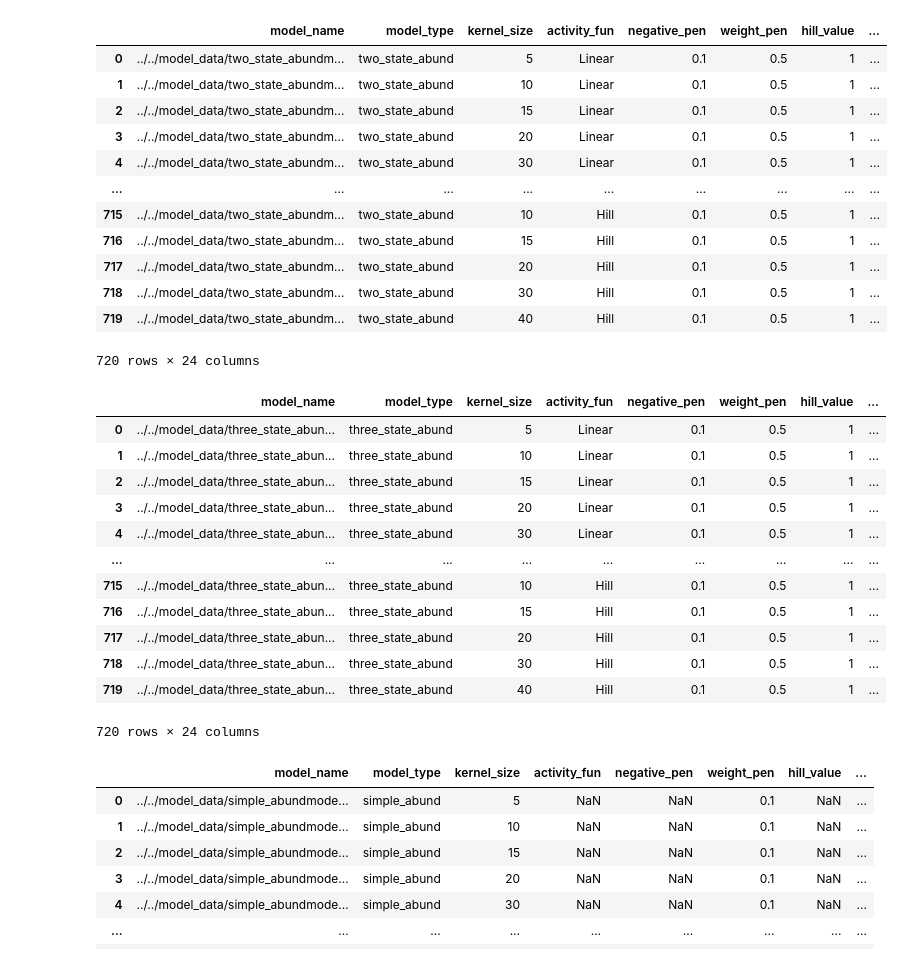
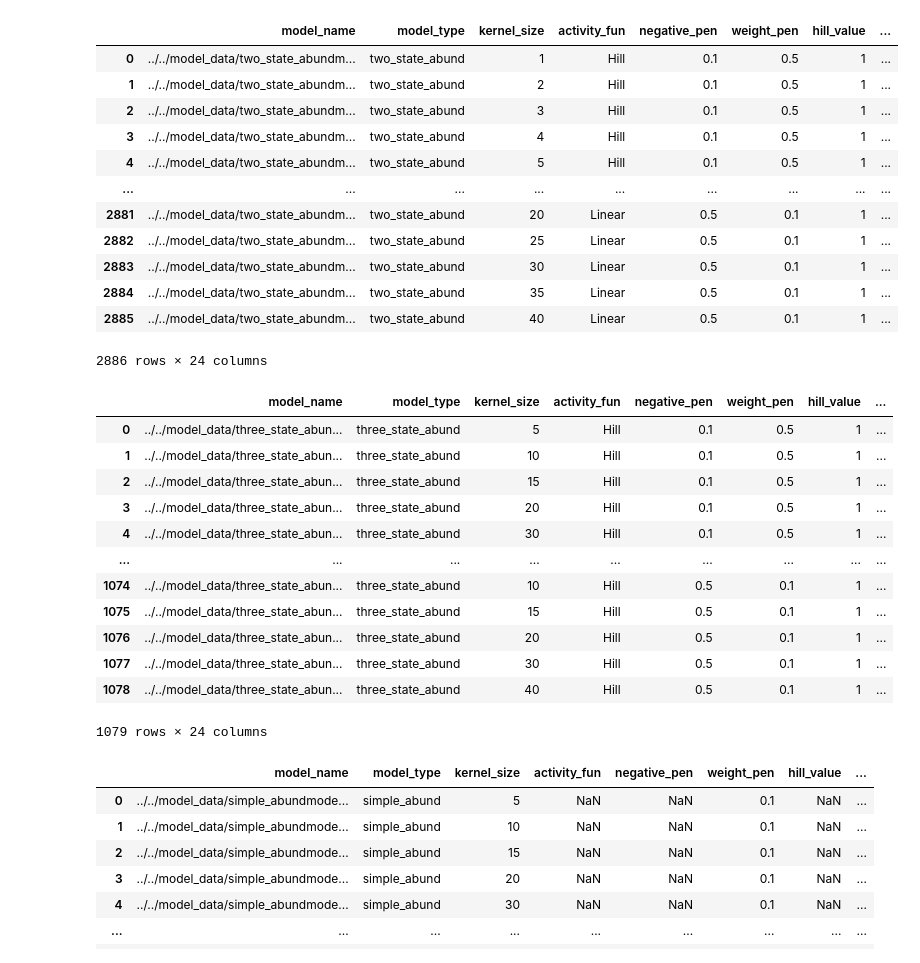
Before and after one commit to staller-lab/NN_interpretability_for_AD_prediction, a Jupyter notebook: scripts/analysis_scripts/comparing_seeds.ipynb, the cells around one changed output. Saved outputs shown, nothing was run; the diff lists cells and outputs as text; code cells hidden in the pictures.

```diff
--- a/scripts/analysis_scripts/comparing_seeds.ipynb
+++ b/scripts/analysis_scripts/comparing_seeds.ipynb
@@ -16,40 +16,40 @@ plt.rcParams["font.family"] = "Helvetica" #somethings this one doesnt work
 plt.rcParams['pdf.fonttype'] = 42
 # %%
 # Loading the results form the two-state training
-two_state_data = pd.read_csv("../../results/results_two_state_test_larger_LR.csv")
+two_state_data = pd.read_csv("../../results/results_two_state_test_leakyrelu.csv")
 two_state_data = two_state_data.drop_duplicates()
 two_state_data
 # %% [output]
 |  | model_name | model_type | kernel_size | activity_fun | negative_pen | weight_pen | hill_value | ... |
-| 0 | ../../model_data/two_state_abundm... | two_state_abund | 5 | Linear | 0.1 | 0.5 | 1 | ... |
-| 1 | ../../model_data/two_state_abundm... | two_state_abund | 10 | Linear | 0.1 | 0.5 | 1 | ... |
-| 2 | ../../model_data/two_state_abundm... | two_state_abund | 15 | Linear | 0.1 | 0.5 | 1 | ... |
-| 3 | ../../model_data/two_state_abundm... | two_state_abund | 20 | Linear | 0.1 | 0.5 | 1 | ... |
-| 4 | ../../model_data/two_state_abundm... | two_state_abund | 30 | Linear | 0.1 | 0.5 | 1 | ... |
+| 0 | ../../model_data/two_state_abundm... | two_state_abund | 1 | Hill | 0.1 | 0.5 | 1 | ... |
+| 1 | ../../model_data/two_state_abundm... | two_state_abund | 2 | Hill | 0.1 | 0.5 | 1 | ... |
+| 2 | ../../model_data/two_state_abundm... | two_state_abund | 3 | Hill | 0.1 | 0.5 | 1 | ... |
+| 3 | ../../model_data/two_state_abundm... | two_state_abund | 4 | Hill | 0.1 | 0.5 | 1 | ... |
+| 4 | ../../model_data/two_state_abundm... | two_state_abund | 5 | Hill | 0.1 | 0.5 | 1 | ... |
 | ... | ... | ... | ... | ... | ... | ... | ... | ... |
-| 715 | ../../model_data/two_state_abundm... | two_state_abund | 10 | Hill | 0.1 | 0.5 | 1 | ... |
-| 716 | ../../model_data/two_state_abundm... | two_state_abund | 15 | Hill | 0.1 | 0.5 | 1 | ... |
-| 717 | ../../model_data/two_state_abundm... | two_state_abund | 20 | Hill | 0.1 | 0.5 | 1 | ... |
-| 718 | ../../model_data/two_state_abundm... | two_state_abund | 30 | Hill | 0.1 | 0.5 | 1 | ... |
-| 719 | ../../model_data/two_state_abundm... | two_state_abund | 40 | Hill | 0.1 | 0.5 | 1 | ... |
+| 2881 | ../../model_data/two_state_abundm... | two_state_abund | 20 | Linear | 0.5 | 0.1 | 1 | ... |
+| 2882 | ../../model_data/two_state_abundm... | two_state_abund | 25 | Linear | 0.5 | 0.1 | 1 | ... |
+| 2883 | ../../model_data/two_state_abundm... | two_state_abund | 30 | Linear | 0.5 | 0.1 | 1 | ... |
+| 2884 | ../../model_data/two_state_abundm... | two_state_abund | 35 | Linear | 0.5 | 0.1 | 1 | ... |
+| 2885 | ../../model_data/two_state_abundm... | two_state_abund | 40 | Linear | 0.5 | 0.1 | 1 | ... |
-720 rows × 24 columns
+2886 rows × 24 columns
 # %%
 # Loading the results form the three-state training
-three_state_data = pd.read_csv("../../results/results_three_state_abund_test_larger_LR.csv")
+three_state_data = pd.read_csv("../../results/results_three_state_abund_test_leakyrelu.csv")
 three_state_data
 # %% [output]
 |  | model_name | model_type | kernel_size | activity_fun | negative_pen | weight_pen | hill_value | ... |
-| 0 | ../../model_data/three_state_abun... | three_state_abund | 5 | Linear | 0.1 | 0.5 | 1 | ... |
-| 1 | ../../model_data/three_state_abun... | three_state_abund | 10 | Linear | 0.1 | 0.5 | 1 | ... |
-| 2 | ../../model_data/three_state_abun... | three_state_abund | 15 | Linear | 0.1 | 0.5 | 1 | ... |
-| 3 | ../../model_data/three_state_abun... | three_state_abund | 20 | Linear | 0.1 | 0.5 | 1 | ... |
-| 4 | ../../model_data/three_state_abun... | three_state_abund | 30 | Linear | 0.1 | 0.5 | 1 | ... |
+| 0 | ../../model_data/three_state_abun... | three_state_abund | 5 | Hill | 0.1 | 0.5 | 1 | ... |
+| 1 | ../../model_data/three_state_abun... | three_state_abund | 10 | Hill | 0.1 | 0.5 | 1 | ... |
+| 2 | ../../model_data/three_state_abun... | three_state_abund | 15 | Hill | 0.1 | 0.5 | 1 | ... |
+| 3 | ../../model_data/three_state_abun... | three_state_abund | 20 | Hill | 0.1 | 0.5 | 1 | ... |
+| 4 | ../../model_data/three_state_abun... | three_state_abund | 30 | Hill | 0.1 | 0.5 | 1 | ... |
 | ... | ... | ... | ... | ... | ... | ... | ... | ... |
-| 715 | ../../model_data/three_state_abun... | three_state_abund | 10 | Hill | 0.1 | 0.5 | 1 | ... |
-| 716 | ../../model_data/three_state_abun... | three_state_abund | 15 | Hill | 0.1 | 0.5 | 1 | ... |
-| 717 | ../../model_data/three_state_abun... | three_state_abund | 20 | Hill | 0.1 | 0.5 | 1 | ... |
-| 718 | ../../model_data/three_state_abun... | three_state_abund | 30 | Hill | 0.1 | 0.5 | 1 | ... |
-| 719 | ../../model_data/three_state_abun... | three_state_abund | 40 | Hill | 0.1 | 0.5 | 1 | ... |
+| 1074 | ../../model_data/three_state_abun... | three_state_abund | 10 | Hill | 0.5 | 0.1 | 1 | ... |
+| 1075 | ../../model_data/three_state_abun... | three_state_abund | 15 | Hill | 0.5 | 0.1 | 1 | ... |
+| 1076 | ../../model_data/three_state_abun... | three_state_abund | 20 | Hill | 0.5 | 0.1 | 1 | ... |
+| 1077 | ../../model_data/three_state_abun... | three_state_abund | 30 | Hill | 0.5 | 0.1 | 1 | ... |
+| 1078 | ../../model_data/three_state_abun... | three_state_abund | 40 | Hill | 0.5 | 0.1 | 1 | ... |
-720 rows × 24 columns
+1079 rows × 24 columns
 # %%
 # Loading the results form the simple abund training
```
Also changed, not shown: parts of 16 cells of this notebook, 4 other files.
